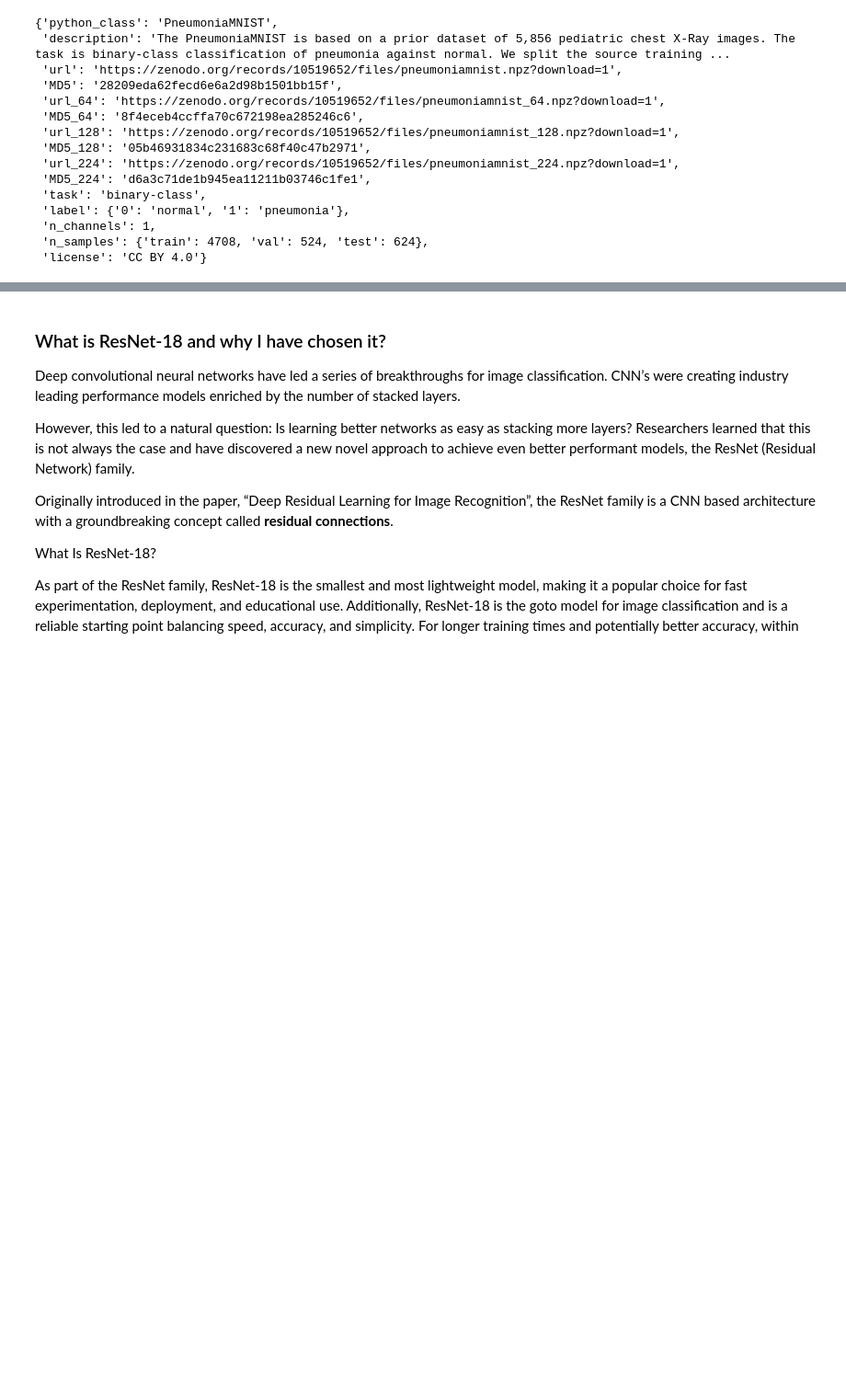
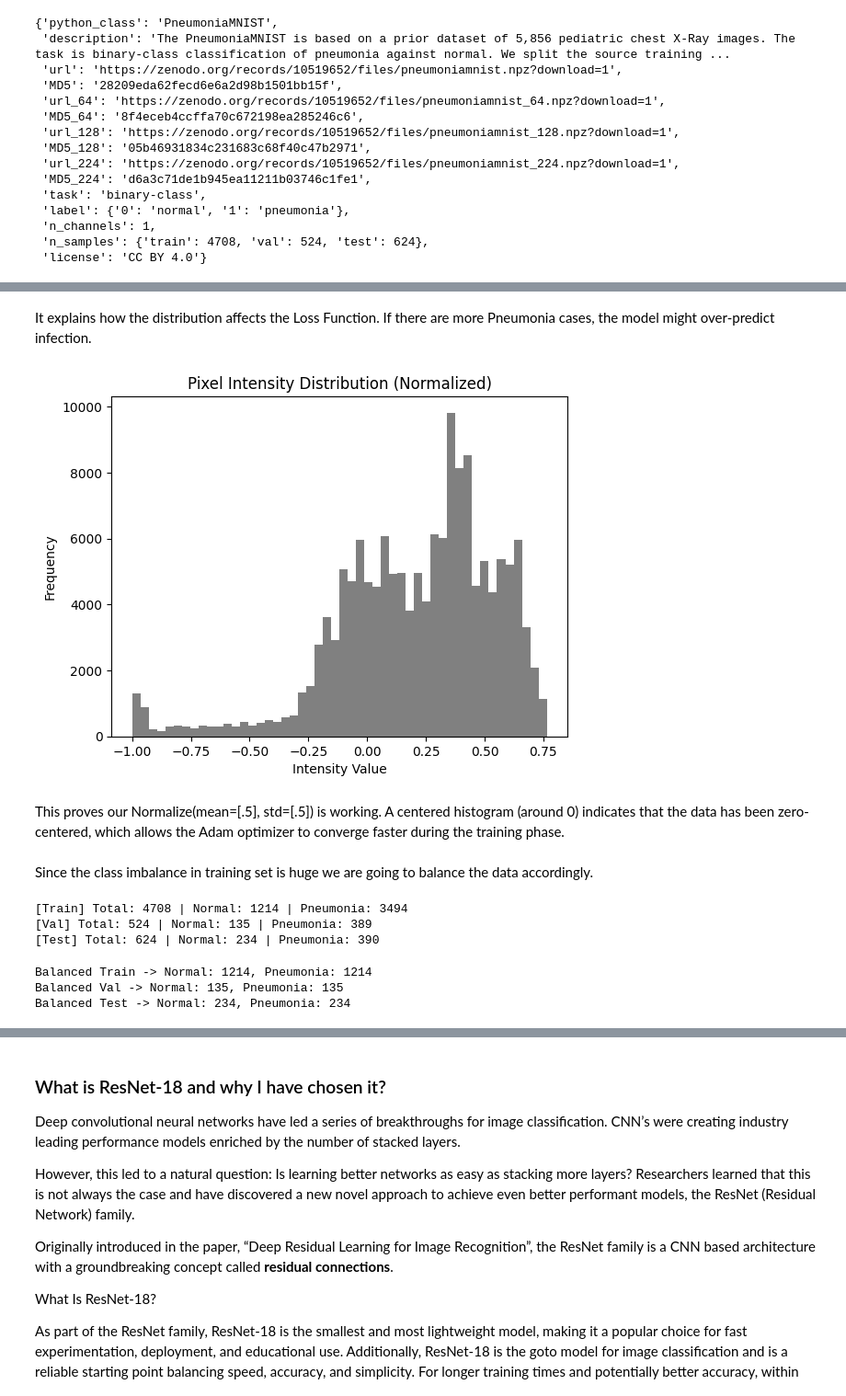
Before and after one commit to ghosts012/Hybrid-Healthcare-Advisory-System, a Jupyter notebook: src/vision_module/train_cnn.ipynb, the cells around one changed output, grey strips where cells are left out. Shown at 92% size. Drawn from its saved outputs; the diff is of its cells as text; code cells hidden in the pictures; blank space fills up the shorter version.

Commit message:
Added the RAG pipeline and retrained the model to solve class imbalance issue

```diff
--- a/src/vision_module/train_cnn.ipynb
+++ b/src/vision_module/train_cnn.ipynb
@@ -101,0 +161,38 @@ info
+# %% [markdown]
+It explains how the distribution affects the Loss Function. If there are more Pneumonia cases, the model might over-predict infection.
+# %%
+def plot_intensity(dataset):
+    sample_img, _ = dataset[0]
+    plt.hist(sample_img.numpy().flatten(), bins=50, color='gray')
+    plt.title("Pixel Intensity Distribution (Normalized)")
+    plt.xlabel("Intensity Value")
+    plt.ylabel("Frequency")
+    plt.show()
+
+plot_intensity(train_dataset)
+# %% [output]
+[figure, added]
+# %% [markdown]
+This proves our Normalize(mean=[.5], std=[.5]) is working. A centered histogram (around 0) indicates that the data has been zero-centered, which allows the Adam optimizer to converge faster during the training phase.
+# %% [markdown]
+Since the class imbalance in training set is huge we are going to balance the data accordingly.
+# %%
+# Load datasets
+train_dataset = medmnist.PneumoniaMNIST(split='train', download=True)
+val_dataset = medmnist.PneumoniaMNIST(split='val', download=True)
+test_dataset = medmnist.PneumoniaMNIST(split='test', download=True)
+
+def count_classes(dataset, name):
+    labels = dataset.labels.flatten()
+    normal = (labels == 0).sum()
+    pneumonia = (labels == 1).sum()
+    print(f"[{name}] Total: {len(labels)} | Normal: {normal} | Pneumonia: {pneumonia}")
+    return normal, pneumonia
+
+n_train, p_train = count_classes(train_dataset, "Train")
+n_val, p_val = count_classes(val_dataset, "Val")
+n_test, p_test = count_classes(test_dataset, "Test")
+# %% [output]
+[Train] Total: 4708 | Normal: 1214 | Pneumonia: 3494
+[Val] Total: 524 | Normal: 135 | Pneumonia: 389
+[Test] Total: 624 | Normal: 234 | Pneumonia: 390
@@ -101,0 +218,13 @@ info
+# %%
+def check_balance(subset, name):
+    # subset[i][1] gives the label for the i-th element
+    counts = Counter([subset[i][1].item() for i in range(len(subset))])
+    print(f"{name} -> Normal: {counts[0]}, Pneumonia: {counts[1]}")
+
+check_balance(balanced_train, "Balanced Train")
+check_balance(balanced_val, "Balanced Val")
+check_balance(balanced_test, "Balanced Test")
+# %% [output]
+Balanced Train -> Normal: 1214, Pneumonia: 1214
+Balanced Val -> Normal: 135, Pneumonia: 135
+Balanced Test -> Normal: 234, Pneumonia: 234
```
Also changed, not shown: parts of 18 cells of this notebook, 13 other files.
